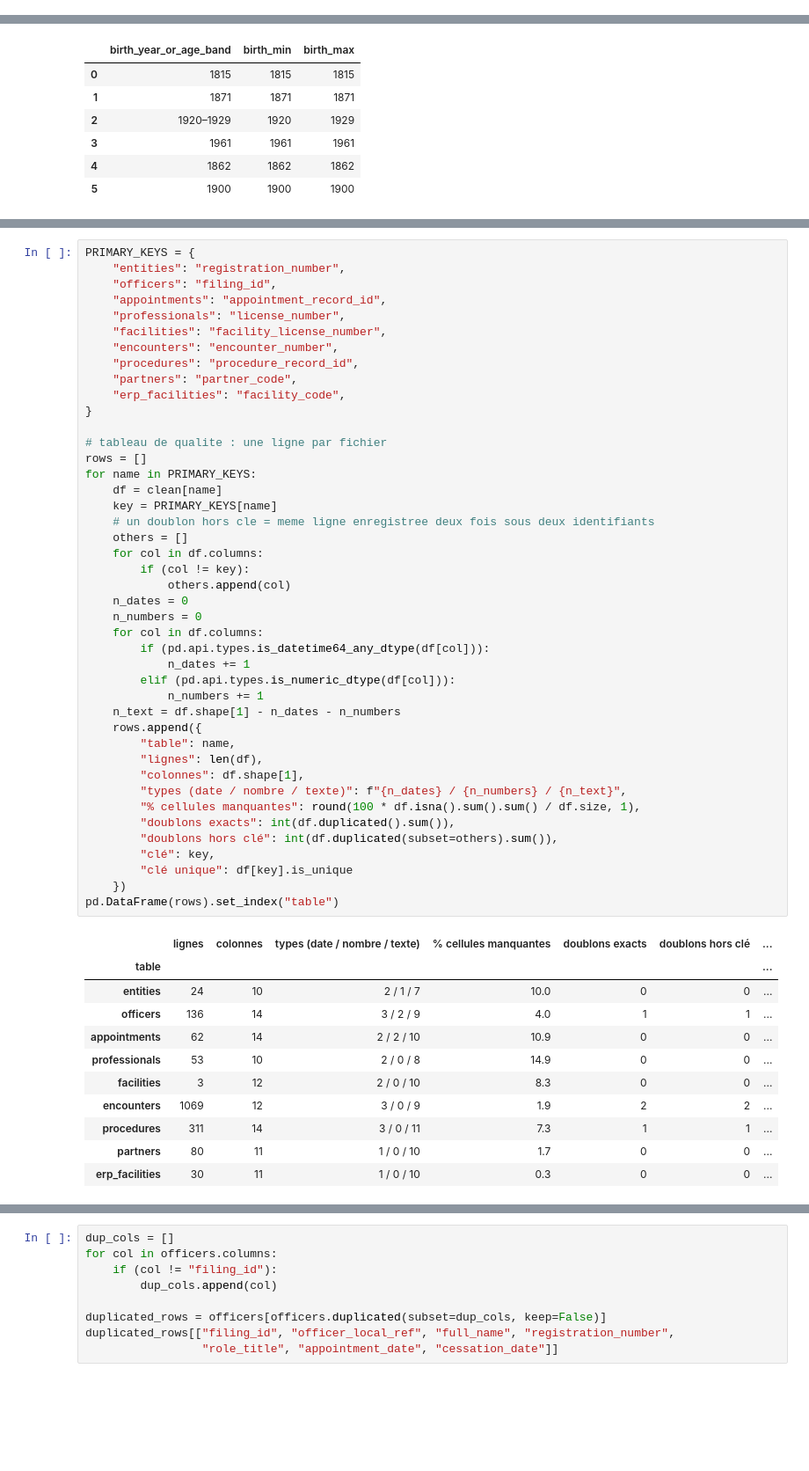
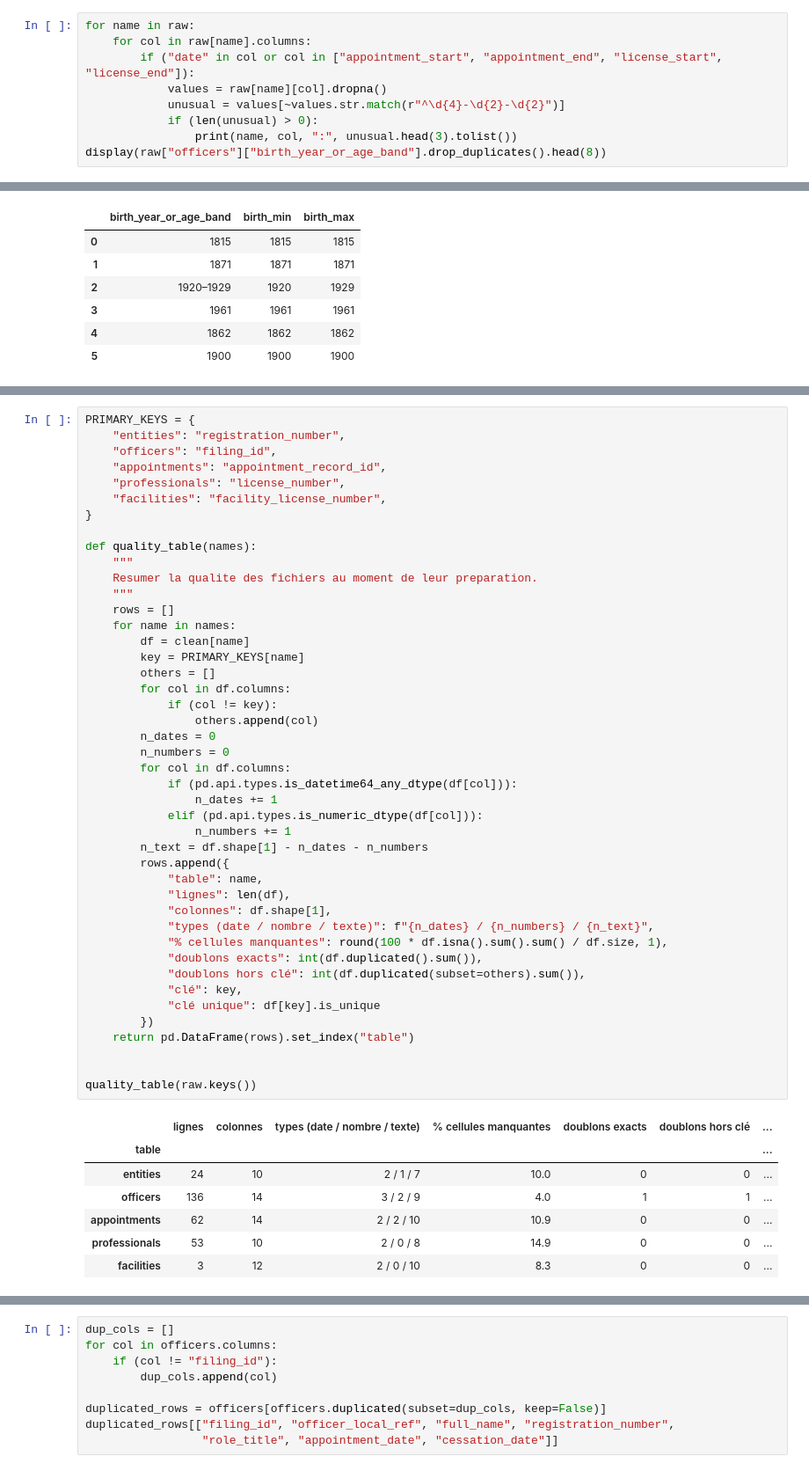
Before and after one commit to JLFoxii/20262027-UE-DataMining-Project, a Jupyter notebook: 02_registres_et_reseau.ipynb, the cells around one changed output, grey strips where cells are left out. Shown at 88% size. Saved outputs shown, nothing was run; the diff lists cells and outputs as text; blank space fills up the shorter version.

```diff
--- a/02_registres_et_reseau.ipynb
+++ b/02_registres_et_reseau.ipynb
@@ -149,0 +160,9 @@ specialty                  1
+# %%
+for name in raw:
+    for col in raw[name].columns:
+        if ("date" in col or col in ["appointment_start", "appointment_end", "license_start", "license_end"]):
+            values = raw[name][col].dropna()
+            unusual = values[~values.str.match(r"^\d{4}-\d{2}-\d{2}")]
+            if (len(unusual) > 0):
+                print(name, col, ":", unusual.head(3).tolist())
+display(raw["officers"]["birth_year_or_age_band"].drop_duplicates().head(8))
@@ -249,55 +288,52 @@ Intitulés en minuscules : ['research director at asterion clinical institute']
 # %%
 PRIMARY_KEYS = {
     "entities": "registration_number",
     "officers": "filing_id",
     "appointments": "appointment_record_id",
     "professionals": "license_number",
     "facilities": "facility_license_number",
-    "encounters": "encounter_number",
-    "procedures": "procedure_record_id",
-    "partners": "partner_code",
-    "erp_facilities": "facility_code",
 }
 
-# tableau de qualite : une ligne par fichier
-rows = []
-for name in PRIMARY_KEYS:
-    df = clean[name]
-    key = PRIMARY_KEYS[name]
-    # un doublon hors cle = meme ligne enregistree deux fois sous deux identifiants
-    others = []
-    for col in df.columns:
-        if (col != key):
-            others.append(col)
-    n_dates = 0
-    n_numbers = 0
-    for col in df.columns:
-        if (pd.api.types.is_datetime64_any_dtype(df[col])):
-            n_dates += 1
-        elif (pd.api.types.is_numeric_dtype(df[col])):
-            n_numbers += 1
-    n_text = df.shape[1] - n_dates - n_numbers
-    rows.append({
-        "table": name,
-        "lignes": len(df),
-        "colonnes": df.shape[1],
-        "types (date / nombre / texte)": f"{n_dates} / {n_numbers} / {n_text}",
-        "% cellules manquantes": round(100 * df.isna().sum().sum() / df.size, 1),
-        "doublons exacts": int(df.duplicated().sum()),
-        "doublons hors clé": int(df.duplicated(subset=others).sum()),
-        "clé": key,
-        "clé unique": df[key].is_unique
-    })
-pd.DataFrame(rows).set_index("table")
+def quality_table(names):
+    """
+    Resumer la qualite des fichiers au moment de leur preparation.
+    """
+    rows = []
+    for name in names:
+        df = clean[name]
+        key = PRIMARY_KEYS[name]
+        others = []
+        for col in df.columns:
+            if (col != key):
+                others.append(col)
+        n_dates = 0
+        n_numbers = 0
+        for col in df.columns:
+            if (pd.api.types.is_datetime64_any_dtype(df[col])):
+                n_dates += 1
+            elif (pd.api.types.is_numeric_dtype(df[col])):
+                n_numbers += 1
+        n_text = df.shape[1] - n_dates - n_numbers
+        rows.append({
+            "table": name,
+            "lignes": len(df),
+            "colonnes": df.shape[1],
+            "types (date / nombre / texte)": f"{n_dates} / {n_numbers} / {n_text}",
+            "% cellules manquantes": round(100 * df.isna().sum().sum() / df.size, 1),
+            "doublons exacts": int(df.duplicated().sum()),
+            "doublons hors clé": int(df.duplicated(subset=others).sum()),
+            "clé": key,
+            "clé unique": df[key].is_unique
+        })
+    return pd.DataFrame(rows).set_index("table")
+
+
+quality_table(raw.keys())
 # %% [output]
 |  | lignes | colonnes | types (date / nombre / texte) | % cellules manquantes | doublons exacts | doublons hors clé | ... |
 | table |  |  |  |  |  |  | ... |
 | entities | 24 | 10 | 2 / 1 / 7 | 10.0 | 0 | 0 | ... |
 | officers | 136 | 14 | 3 / 2 / 9 | 4.0 | 1 | 1 | ... |
 | appointments | 62 | 14 | 2 / 2 / 10 | 10.9 | 0 | 0 | ... |
 | professionals | 53 | 10 | 2 / 0 / 8 | 14.9 | 0 | 0 | ... |
 | facilities | 3 | 12 | 2 / 0 / 10 | 8.3 | 0 | 0 | ... |
-| encounters | 1069 | 12 | 3 / 0 / 9 | 1.9 | 2 | 2 | ... |
-| procedures | 311 | 14 | 3 / 0 / 11 | 7.3 | 1 | 1 | ... |
-| partners | 80 | 11 | 1 / 0 / 10 | 1.7 | 0 | 0 | ... |
-| erp_facilities | 30 | 11 | 1 / 0 / 10 | 0.3 | 0 | 0 | ... |
```
Also changed, not shown: parts of 84 cells of this notebook, 1 other file.
